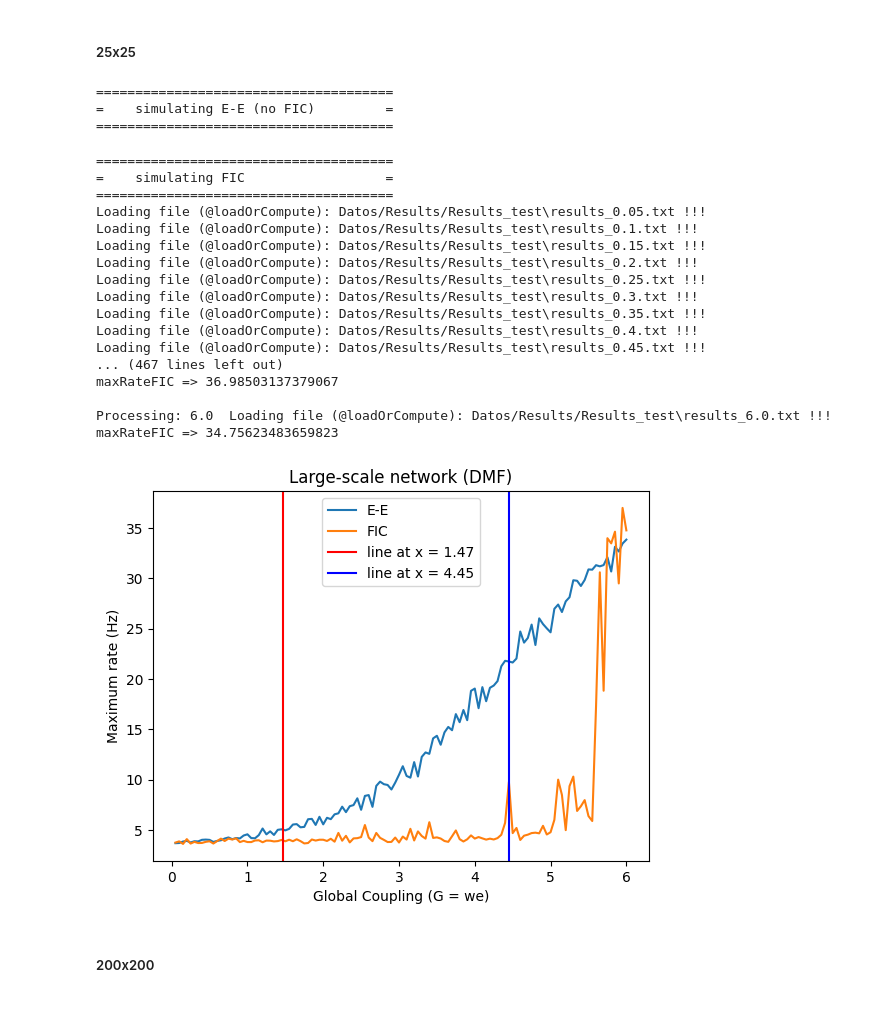
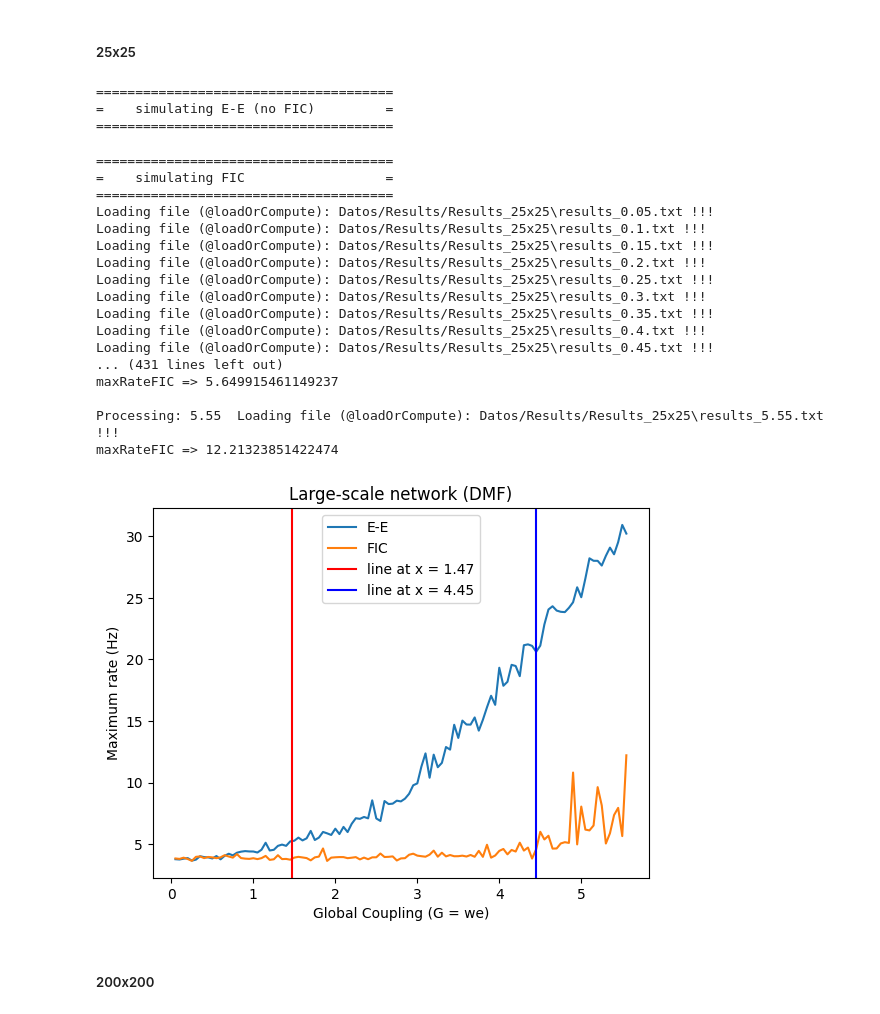
Before and after one commit to FaragoFa/Neuronas, a Jupyter notebook: Proyecto.ipynb, the cells around one changed output. Cells and saved outputs as stored; diff of their text form; code cells hidden in the pictures.

```diff
--- a/Proyecto.ipynb
+++ b/Proyecto.ipynb
@@ -274,31 +245,32 @@ maxRateFIC => 5.140615600386918
 ##### 25x25
 # %%
 # Carpeta destino
-folder_path = 'Datos/Results/Results_test'
+folder_path = 'Datos/Results/Results_25x25'
 
-fig_Deco.plotMaxFrecForAllWe(matriz_conectividad_promedio, fileName=os.path.join(folder_path, 'results_{}.txt'))
+# Calculo DMF
+fig_Deco.plotMaxFrecForAllWe(matriz_conectividad_promedio, fileName=os.path.join(folder_path, 'results_{}.txt'), num_processes=6, wEnd=5.6)
 # %% [output]
 ======================================
 =    simulating E-E (no FIC)         =
 ======================================
 ======================================
 =    simulating FIC                  =
 ======================================
-Loading file (@loadOrCompute): Datos/Results/Results_test\results_0.05.txt !!!
-Loading file (@loadOrCompute): Datos/Results/Results_test\results_0.1.txt !!!
-Loading file (@loadOrCompute): Datos/Results/Results_test\results_0.15.txt !!!
-Loading file (@loadOrCompute): Datos/Results/Results_test\results_0.2.txt !!!
-Loading file (@loadOrCompute): Datos/Results/Results_test\results_0.25.txt !!!
-Loading file (@loadOrCompute): Datos/Results/Results_test\results_0.3.txt !!!
-Loading file (@loadOrCompute): Datos/Results/Results_test\results_0.35.txt !!!
-Loading file (@loadOrCompute): Datos/Results/Results_test\results_0.4.txt !!!
-Loading file (@loadOrCompute): Datos/Results/Results_test\results_0.45.txt !!!
-... (467 lines left out)
-maxRateFIC => 36.98503137379067
+Loading file (@loadOrCompute): Datos/Results/Results_25x25\results_0.05.txt !!!
+Loading file (@loadOrCompute): Datos/Results/Results_25x25\results_0.1.txt !!!
+Loading file (@loadOrCompute): Datos/Results/Results_25x25\results_0.15.txt !!!
+Loading file (@loadOrCompute): Datos/Results/Results_25x25\results_0.2.txt !!!
+Loading file (@loadOrCompute): Datos/Results/Results_25x25\results_0.25.txt !!!
+Loading file (@loadOrCompute): Datos/Results/Results_25x25\results_0.3.txt !!!
+Loading file (@loadOrCompute): Datos/Results/Results_25x25\results_0.35.txt !!!
+Loading file (@loadOrCompute): Datos/Results/Results_25x25\results_0.4.txt !!!
+Loading file (@loadOrCompute): Datos/Results/Results_25x25\results_0.45.txt !!!
+... (431 lines left out)
+maxRateFIC => 5.649915461149237
 
-Processing: 6.0  Loading file (@loadOrCompute): Datos/Results/Results_test\results_6.0.txt !!!
-maxRateFIC => 34.75623483659823
+Processing: 5.55  Loading file (@loadOrCompute): Datos/Results/Results_25x25\results_5.55.txt !!!
+maxRateFIC => 12.21323851422474
-[figure, old version]
+[figure, new version]
 # %% [markdown]
 ##### 200x200
 # %%
```
Also changed, not shown: parts of 7 cells of this notebook, 3 other files.
